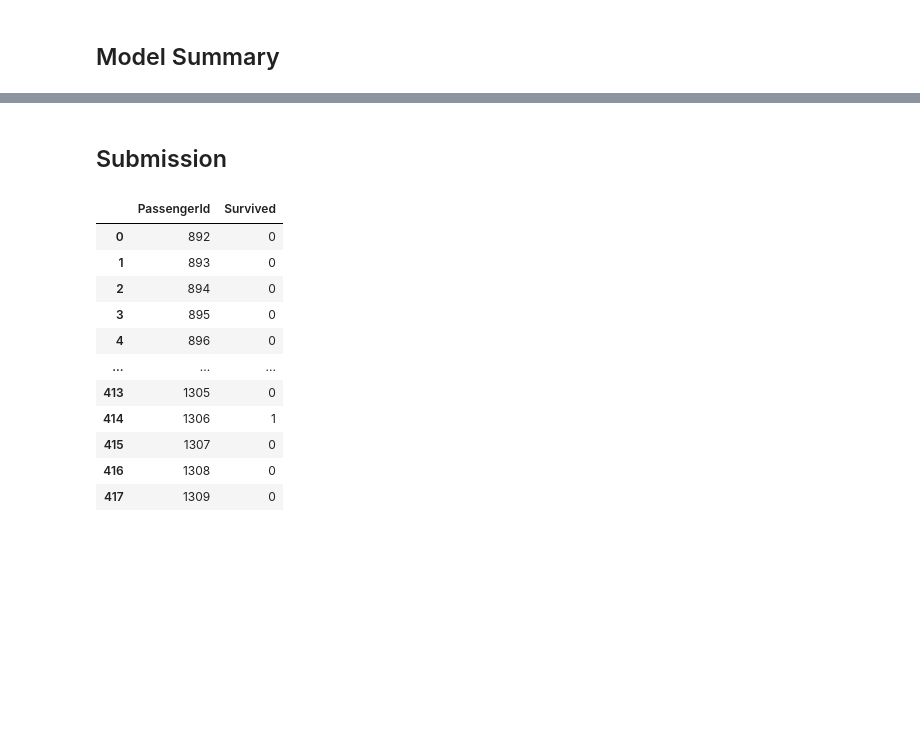
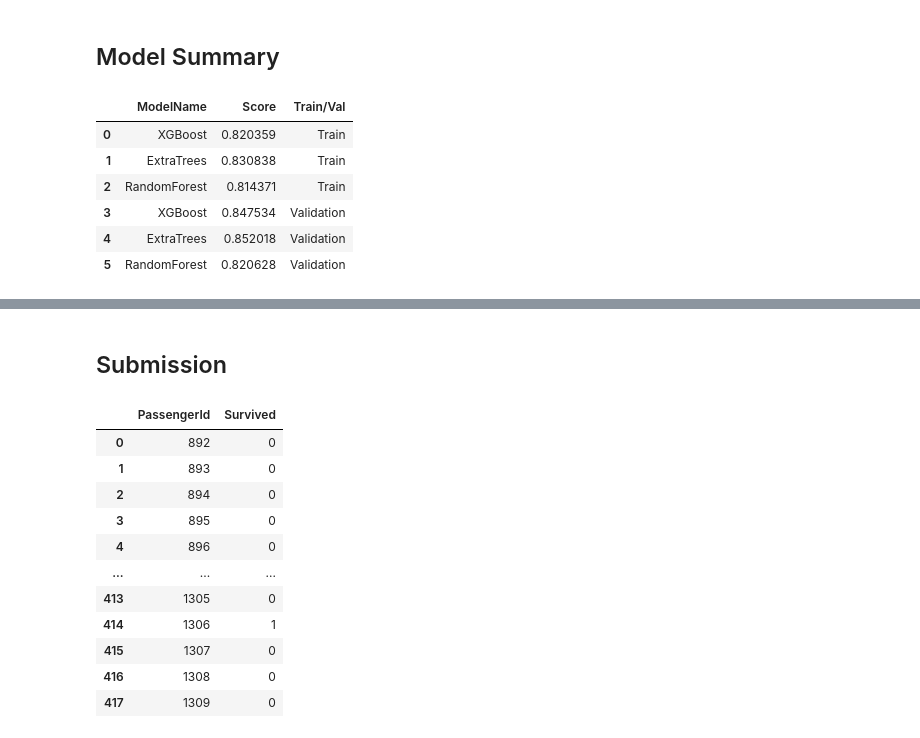
Before and after one commit to pezpet/titanic, a Jupyter notebook: code.ipynb, the cells around one changed output, grey strips where cells are left out. Drawn from its saved outputs; the diff is of its cells as text; code cells hidden in the pictures; blank space fills up the shorter version.

```diff
--- a/code.ipynb
+++ b/code.ipynb
@@ -483,2 +495,17 @@ rf_gs.best_params_, rf_gs.score(X_val, y_val), rf_gs.score(X_train, y_train)
 # %% [markdown]
 ## Model Summary
+# %%
+model_scores = pd.DataFrame({
+    'ModelName': ['XGBoost', 'ExtraTrees', 'RandomForest', 'XGBoost', 'ExtraTrees', 'RandomForest'],
+    'Score': [xgb_best.score(X_train, y_train), et_best.score(X_train, y_train), rf_best.score(X_train, y_train), xgb_best.score(X_val, y_val), et_best.score(X_val, y_val), rf_best.score(X_val, y_val)],
+    'Train/Val': ['Train', 'Train', 'Train', 'Validation', 'Validation', 'Validation']
+})
+model_scores
+# %% [output]
+|  | ModelName | Score | Train/Val |
+| 0 | XGBoost | 0.820359 | Train |
+| 1 | ExtraTrees | 0.830838 | Train |
+| 2 | RandomForest | 0.814371 | Train |
+| 3 | XGBoost | 0.847534 | Validation |
+| 4 | ExtraTrees | 0.852018 | Validation |
+| 5 | RandomForest | 0.820628 | Validation |
```
Also changed, not shown: parts of 10 cells of this notebook, 2 other files.
